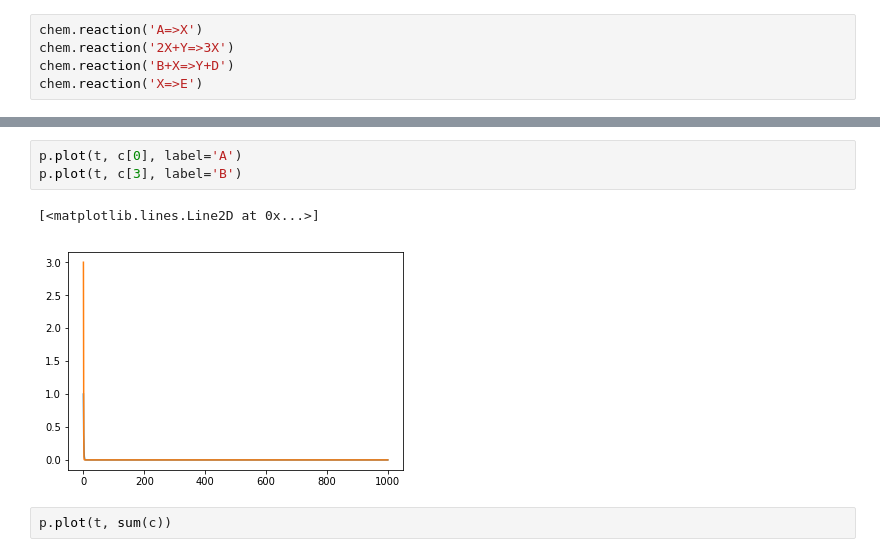
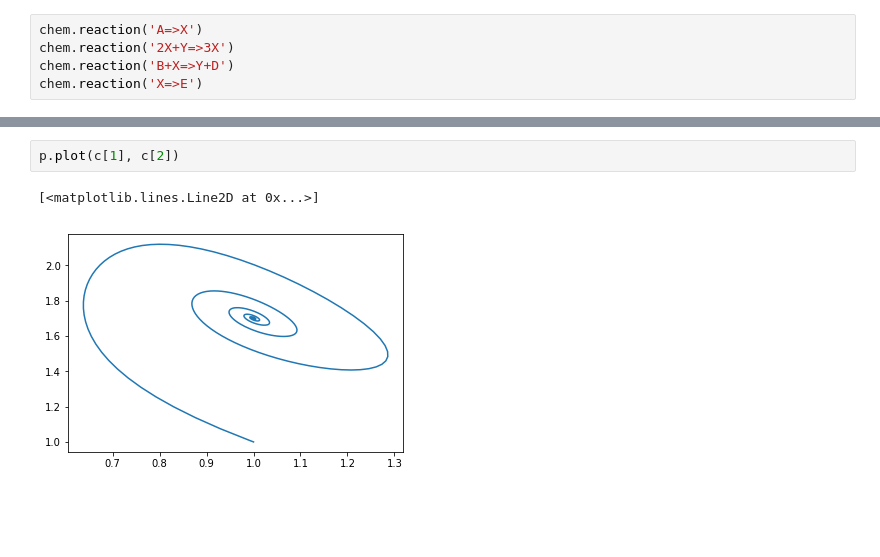
Before and after one commit to dorox/react, a Jupyter notebook: Test.ipynb, the cells around one changed output, grey strips where cells are left out. Drawn from its saved outputs; the diff is of its cells as text; blank space fills up the shorter version.

```diff
--- a/Test.ipynb
+++ b/Test.ipynb
@@ -62,8 +42,5 @@ p.plot(t, c[2], label='Y')
-# %%
-p.plot(t, c[0], label='A')
-p.plot(t, c[3], label='B')
-# %% [output]
-[<matplotlib.lines.Line2D at 0x...>]
-[figure, removed]
 # %%
-p.plot(t, sum(c))
+p.plot(c[1], c[2])
+# %% [output]
+[<matplotlib.lines.Line2D at 0x...>]
+[figure, added]
```
Also changed, not shown: parts of 8 cells of this notebook, 2 other files.
